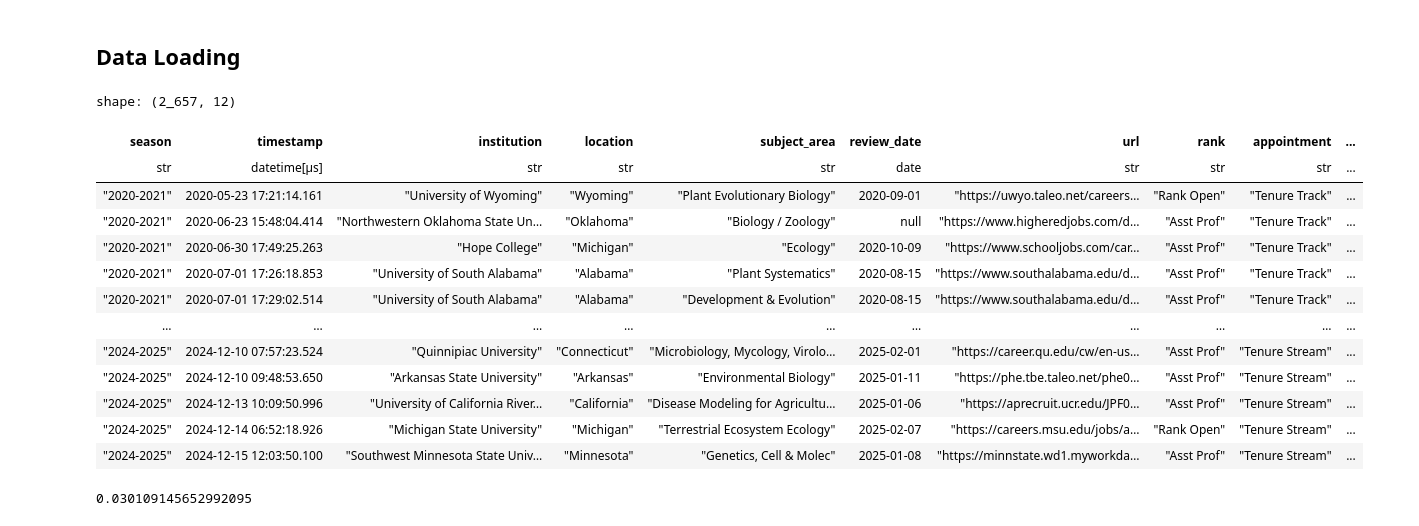
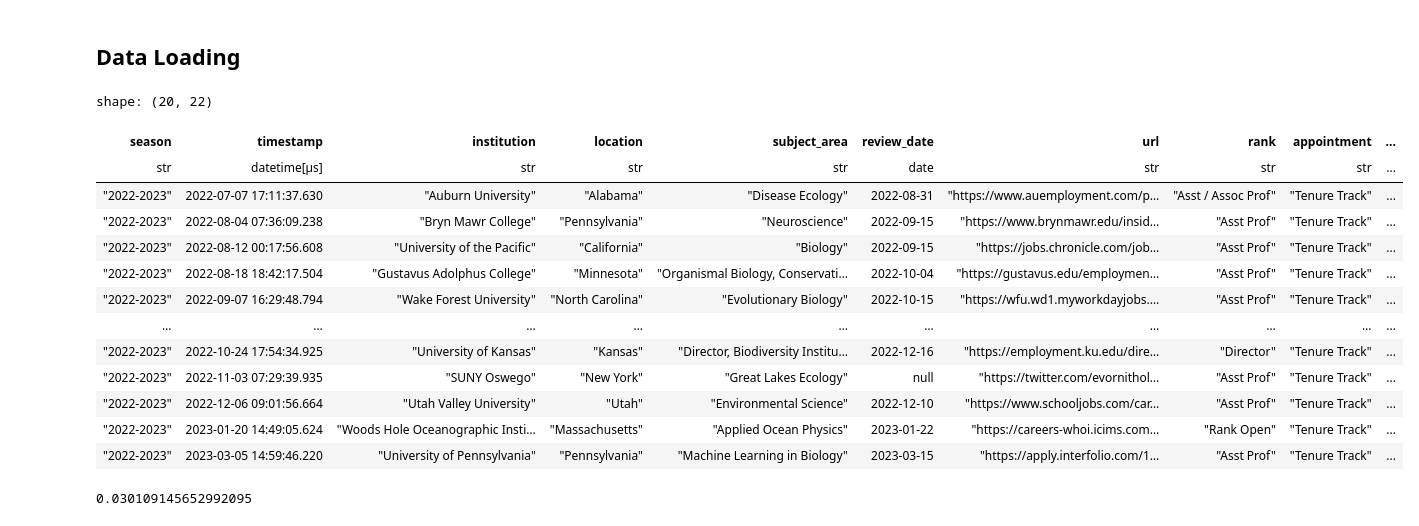
Before and after one commit to vsbuffalo/ecoevojobs, a Jupyter notebook: analysis.ipynb, the cells around one changed output. Saved outputs shown, nothing was run; the diff lists cells and outputs as text; code cells hidden in the pictures.

```diff
--- a/analysis.ipynb
+++ b/analysis.ipynb
@@ -13,23 +13,23 @@ import matplotlib.pyplot as plt
 # %%
 df = pl.read_csv("data/ecoevo_jobs.csv", try_parse_dates=True)
 df_us = pl.read_csv("data/ecoevo_jobs_us_tt.csv", try_parse_dates=True)
-# %%
-df_us
-# %% [output]
-shape: (2_657, 12)
-| season | timestamp | institution | location | subject_area | review_date | url | rank | appointment | ... |
-| str | datetime[μs] | str | str | str | date | str | str | str | ... |
-| "2020-2021" | 2020-05-23 17:21:14.161 | "University of Wyoming" | "Wyoming" | "Plant Evolutionary Biology" | 2020-09-01 | "https://uwyo.taleo.net/careers… | "Rank Open" | "Tenure Track" | ... |
-| "2020-2021" | 2020-06-23 15:48:04.414 | "Northwestern Oklahoma State Un… | "Oklahoma" | "Biology / Zoology" | null | "https://www.higheredjobs.com/d… | "Asst Prof" | "Tenure Track" | ... |
-| "2020-2021" | 2020-06-30 17:49:25.263 | "Hope College" | "Michigan" | "Ecology" | 2020-10-09 | "https://www.schooljobs.com/car… | "Asst Prof" | "Tenure Track" | ... |
-| "2020-2021" | 2020-07-01 17:26:18.853 | "University of South Alabama" | "Alabama" | "Plant Systematics" | 2020-08-15 | "https://www.southalabama.edu/d… | "Asst Prof" | "Tenure Track" | ... |
-| "2020-2021" | 2020-07-01 17:29:02.514 | "University of South Alabama" | "Alabama" | "Development & Evolution" | 2020-08-15 | "https://www.southalabama.edu/d… | "Asst Prof" | "Tenure Track" | ... |
-| … | … | … | … | … | … | … | … | … | ... |
-| "2024-2025" | 2024-12-10 07:57:23.524 | "Quinnipiac University" | "Connecticut" | "Microbiology, Mycology, Virolo… | 2025-02-01 | "https://career.qu.edu/cw/en-us… | "Asst Prof" | "Tenure Stream" | ... |
-| "2024-2025" | 2024-12-10 09:48:53.650 | "Arkansas State University" | "Arkansas" | "Environmental Biology" | 2025-01-11 | "https://phe.tbe.taleo.net/phe0… | "Asst Prof" | "Tenure Stream" | ... |
-| "2024-2025" | 2024-12-13 10:09:50.996 | "University of California River… | "California" | "Disease Modeling for Agricultu… | 2025-01-06 | "https://aprecruit.ucr.edu/JPF0… | "Asst Prof" | "Tenure Stream" | ... |
-| "2024-2025" | 2024-12-14 06:52:18.926 | "Michigan State University" | "Michigan" | "Terrestrial Ecosystem Ecology" | 2025-02-07 | "https://careers.msu.edu/jobs/a… | "Rank Open" | "Tenure Stream" | ... |
-| "2024-2025" | 2024-12-15 12:03:50.100 | "Southwest Minnesota State Univ… | "Minnesota" | "Genetics, Cell & Molec" | 2025-01-08 | "https://minnstate.wd1.myworkda… | "Asst Prof" | "Tenure Stream" | ... |
+# %%
+df_us.filter(season = '2022-2023').join(df_us.filter(season = '2023-2024'), on=('subject_area', 'institution'))
+# %% [output]
+shape: (20, 22)
+| season | timestamp | institution | location | subject_area | review_date | url | rank | appointment | ... |
+| str | datetime[μs] | str | str | str | date | str | str | str | ... |
+| "2022-2023" | 2022-07-07 17:11:37.630 | "Auburn University" | "Alabama" | "Disease Ecology" | 2022-08-31 | "https://www.auemployment.com/p… | "Asst / Assoc Prof" | "Tenure Track" | ... |
+| "2022-2023" | 2022-08-04 07:36:09.238 | "Bryn Mawr College" | "Pennsylvania" | "Neuroscience" | 2022-09-15 | "https://www.brynmawr.edu/insid… | "Asst Prof" | "Tenure Track" | ... |
+| "2022-2023" | 2022-08-12 00:17:56.608 | "University of the Pacific" | "California" | "Biology" | 2022-09-15 | "https://jobs.chronicle.com/job… | "Asst Prof" | "Tenure Track" | ... |
+| "2022-2023" | 2022-08-18 18:42:17.504 | "Gustavus Adolphus College" | "Minnesota" | "Organismal Biology, Conservati… | 2022-10-04 | "https://gustavus.edu/employmen… | "Asst Prof" | "Tenure Track" | ... |
+| "2022-2023" | 2022-09-07 16:29:48.794 | "Wake Forest University" | "North Carolina" | "Evolutionary Biology" | 2022-10-15 | "https://wfu.wd1.myworkdayjobs.… | "Asst Prof" | "Tenure Track" | ... |
+| … | … | … | … | … | … | … | … | … | ... |
+| "2022-2023" | 2022-10-24 17:54:34.925 | "University of Kansas" | "Kansas" | "Director, Biodiversity Institu… | 2022-12-16 | "https://employment.ku.edu/dire… | "Director" | "Tenure Track" | ... |
+| "2022-2023" | 2022-11-03 07:29:39.935 | "SUNY Oswego" | "New York" | "Great Lakes Ecology" | null | "https://twitter.com/evornithol… | "Asst Prof" | "Tenure Track" | ... |
+| "2022-2023" | 2022-12-06 09:01:56.664 | "Utah Valley University" | "Utah" | "Environmental Science" | 2022-12-10 | "https://www.schooljobs.com/car… | "Asst Prof" | "Tenure Track" | ... |
+| "2022-2023" | 2023-01-20 14:49:05.624 | "Woods Hole Oceanographic Insti… | "Massachusetts" | "Applied Ocean Physics" | 2023-01-22 | "https://careers-whoi.icims.com… | "Rank Open" | "Tenure Track" | ... |
+| "2022-2023" | 2023-03-05 14:59:46.220 | "University of Pennsylvania" | "Pennsylvania" | "Machine Learning in Biology" | 2023-03-15 | "https://apply.interfolio.com/1… | "Asst Prof" | "Tenure Track" | ... |
 # %%
 # unmapped entries are few
 unmapped_institution_frac = df_us['institution_clean'].is_null().mean()
```
Also changed, not shown: parts of 4 cells of this notebook, 6 other files.
